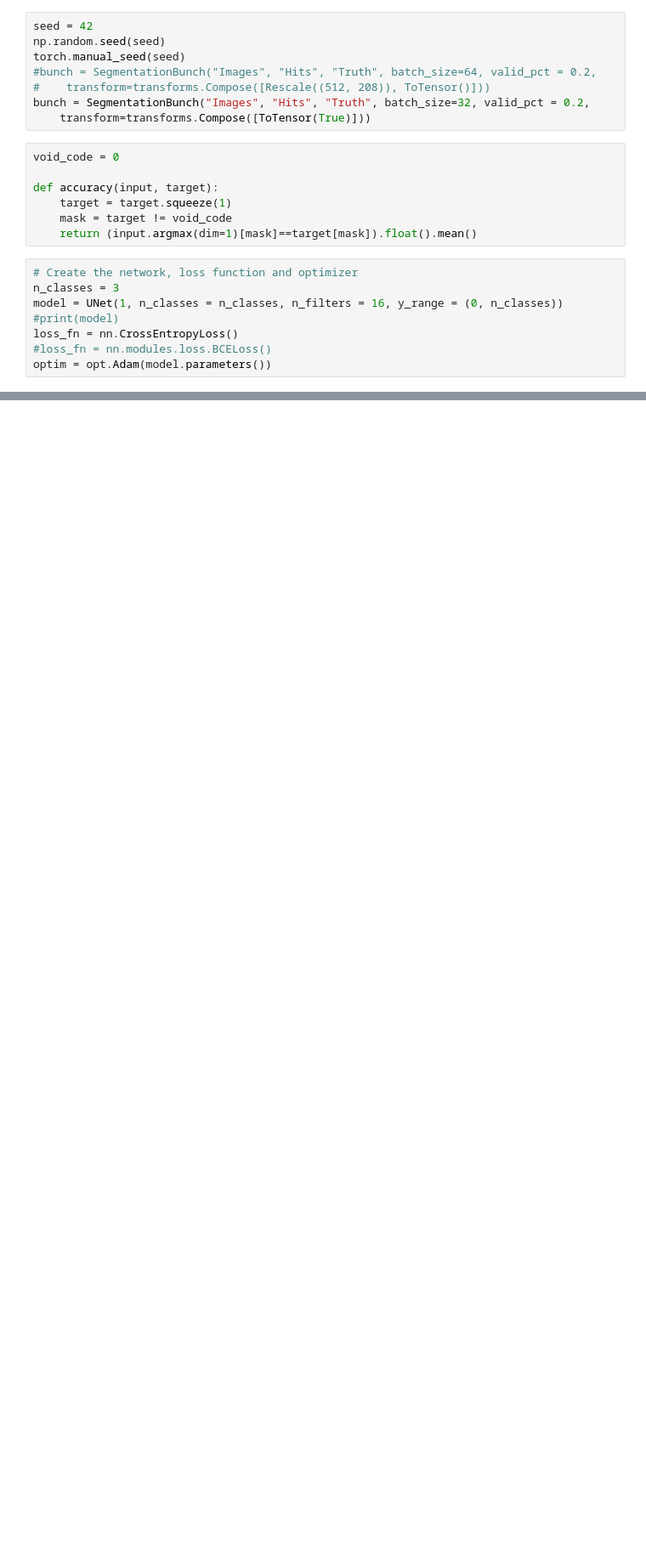
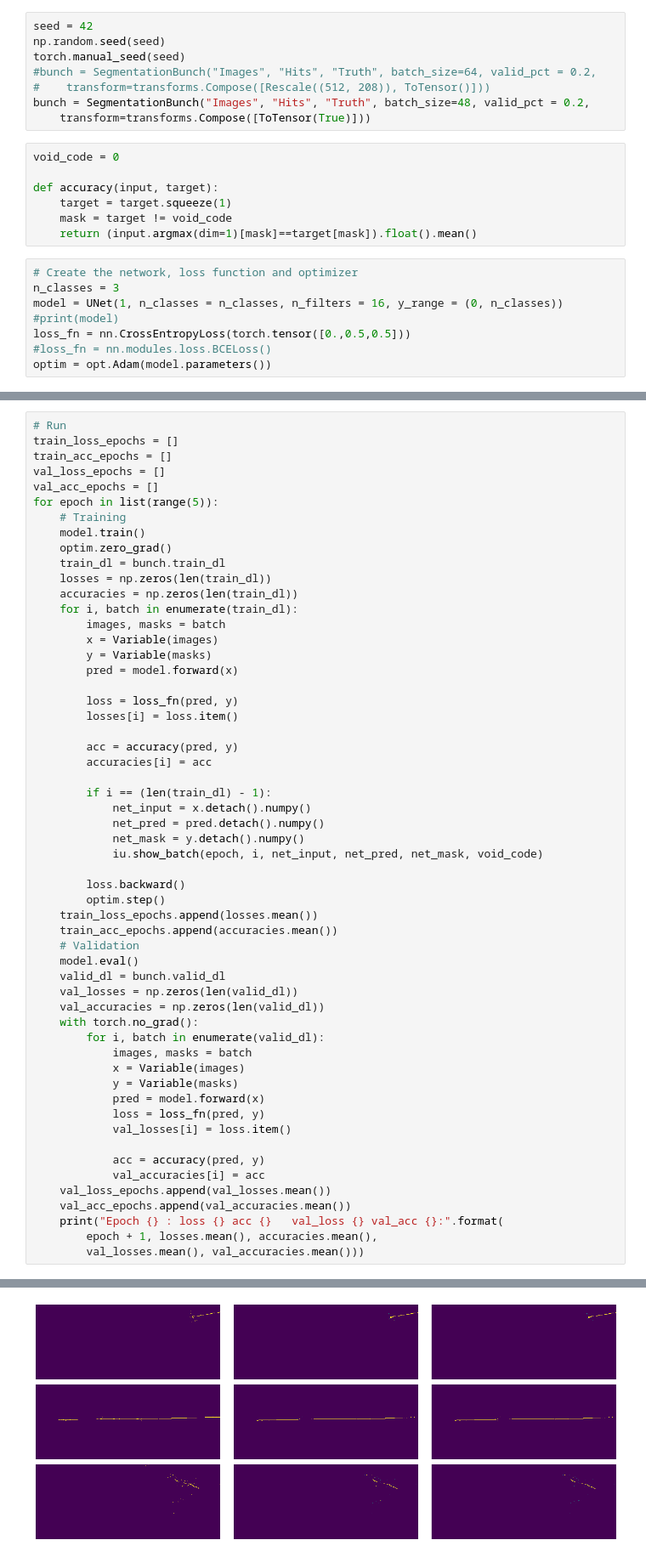
Before and after one commit to AndyChappell/SemanticSegmentation, a Jupyter notebook: dune_network.ipynb, the cells around one changed output, grey strips where cells are left out. Shown at 85% size. Saved outputs shown, nothing was run; the diff lists cells and outputs as text; blank space fills up the shorter version.

Commit message:
Add batch display

```diff
--- a/dune_network.ipynb
+++ b/dune_network.ipynb
@@ -71,7 +69,7 @@ np.random.seed(seed)
 torch.manual_seed(seed)
 #bunch = SegmentationBunch("Images", "Hits", "Truth", batch_size=64, valid_pct = 0.2,
 #    transform=transforms.Compose([Rescale((512, 208)), ToTensor()]))
-bunch = SegmentationBunch("Images", "Hits", "Truth", batch_size=32, valid_pct = 0.2,
+bunch = SegmentationBunch("Images", "Hits", "Truth", batch_size=48, valid_pct = 0.2,
     transform=transforms.Compose([ToTensor(True)]))
 # %%
 void_code = 0
@@ -85,6 +83,6 @@ def accuracy(input, target):
 n_classes = 3
 model = UNet(1, n_classes = n_classes, n_filters = 16, y_range = (0, n_classes))
 #print(model)
-loss_fn = nn.CrossEntropyLoss()
+loss_fn = nn.CrossEntropyLoss(torch.tensor([0.,0.5,0.5]))
 #loss_fn = nn.modules.loss.BCELoss()
 optim = opt.Adam(model.parameters())
@@ -145,0 +89,57 @@ Epoch 1 : loss 0.8431915545463562 acc 0.6157364773750306:
+# %%
+# Run
+train_loss_epochs = []
+train_acc_epochs = []
+val_loss_epochs = []
+val_acc_epochs = []
+for epoch in list(range(5)):
+    # Training
+    model.train()
+    optim.zero_grad()
+    train_dl = bunch.train_dl
+    losses = np.zeros(len(train_dl))
+    accuracies = np.zeros(len(train_dl))
+    for i, batch in enumerate(train_dl):
+        images, masks = batch
+        x = Variable(images)
+        y = Variable(masks)
+        pred = model.forward(x)
+
+        loss = loss_fn(pred, y)
+        losses[i] = loss.item()
+
+        acc = accuracy(pred, y)
+        accuracies[i] = acc
+
+        if i == (len(train_dl) - 1):
+            net_input = x.detach().numpy()
+            net_pred = pred.detach().numpy()
+            net_mask = y.detach().numpy()
+            iu.show_batch(epoch, i, net_input, net_pred, net_mask, void_code)
+
+        loss.backward()
+        optim.step()
+    train_loss_epochs.append(losses.mean())
+    train_acc_epochs.append(accuracies.mean())
+    # Validation
+    model.eval()
+    valid_dl = bunch.valid_dl
+    val_losses = np.zeros(len(valid_dl))
+    val_accuracies = np.zeros(len(valid_dl))
+    with torch.no_grad():
+        for i, batch in enumerate(valid_dl):
+            images, masks = batch
+            x = Variable(images)
+            y = Variable(masks)
+            pred = model.forward(x)
+            loss = loss_fn(pred, y)
+            val_losses[i] = loss.item()
+
+            acc = accuracy(pred, y)
+            val_accuracies[i] = acc
+    val_loss_epochs.append(val_losses.mean())
+    val_acc_epochs.append(val_accuracies.mean())
+    print("Epoch {} : loss {} acc {}   val_loss {} val_acc {}:".format(
+        epoch + 1, losses.mean(), accuracies.mean(),
+        val_losses.mean(), val_accuracies.mean()))
+# %% [output]
@@ -145,0 +163 @@ Epoch 1 : loss 0.8431915545463562 acc 0.6157364773750306:
+[figure, added]
```
Also changed, not shown: parts of 16 cells of this notebook, 2 other files.
